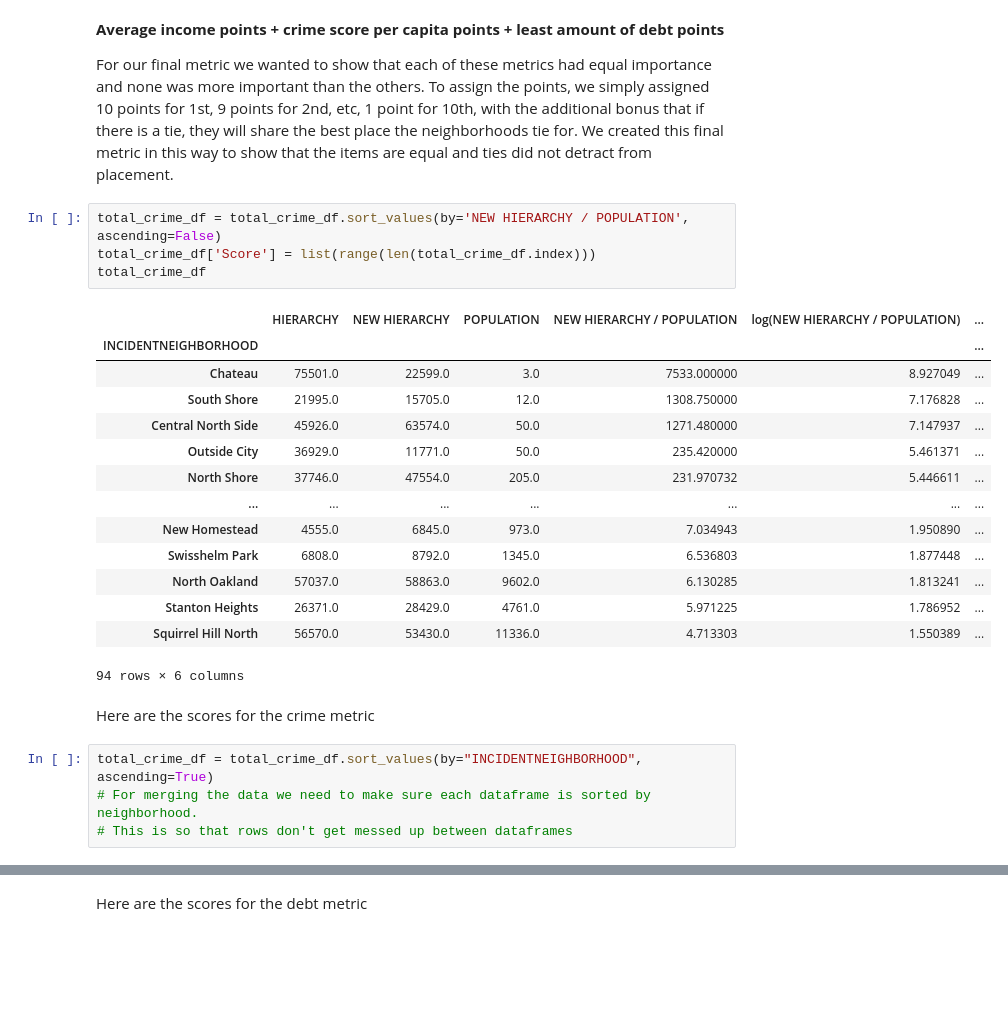
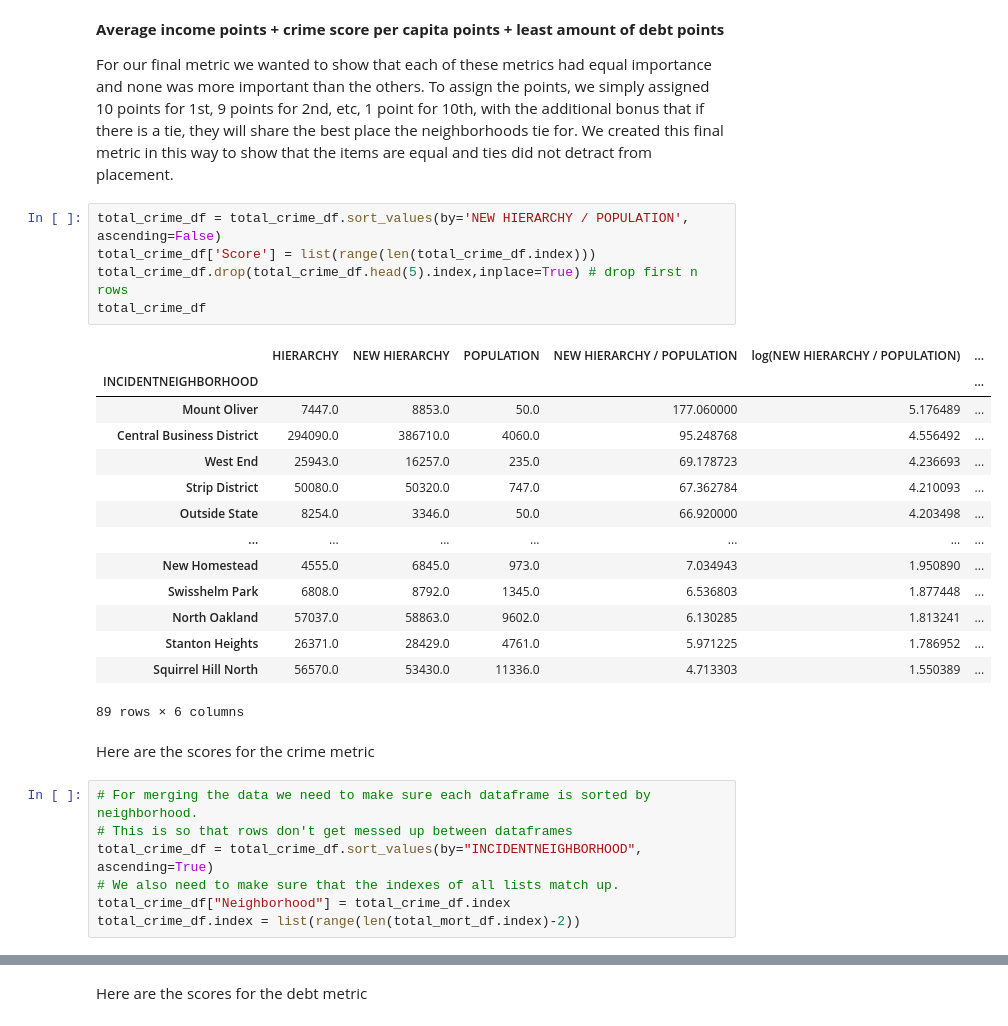
Before and after one commit to lampealex888/FinalProject, a Jupyter notebook: groupNotebook.ipynb, the cells around one changed output, grey strips where cells are left out. Drawn from its saved outputs; the diff is of its cells as text; blank space fills up the shorter version.

```diff
--- a/groupNotebook.ipynb
+++ b/groupNotebook.ipynb
@@ -470,28 +470,32 @@ For our final metric we wanted to show that each of these metrics had equal impo
 # %%
 total_crime_df = total_crime_df.sort_values(by='NEW HIERARCHY / POPULATION', ascending=False)
 total_crime_df['Score'] = list(range(len(total_crime_df.index)))
+total_crime_df.drop(total_crime_df.head(5).index,inplace=True) # drop first n rows
 total_crime_df
 # %% [output]
 |  | HIERARCHY | NEW HIERARCHY | POPULATION | NEW HIERARCHY / POPULATION | log(NEW HIERARCHY / POPULATION) | ... |
 | INCIDENTNEIGHBORHOOD |  |  |  |  |  | ... |
-| Chateau | 75501.0 | 22599.0 | 3.0 | 7533.000000 | 8.927049 | ... |
-| South Shore | 21995.0 | 15705.0 | 12.0 | 1308.750000 | 7.176828 | ... |
-| Central North Side | 45926.0 | 63574.0 | 50.0 | 1271.480000 | 7.147937 | ... |
-| Outside City | 36929.0 | 11771.0 | 50.0 | 235.420000 | 5.461371 | ... |
-| North Shore | 37746.0 | 47554.0 | 205.0 | 231.970732 | 5.446611 | ... |
+| Mount Oliver | 7447.0 | 8853.0 | 50.0 | 177.060000 | 5.176489 | ... |
+| Central Business District | 294090.0 | 386710.0 | 4060.0 | 95.248768 | 4.556492 | ... |
+| West End | 25943.0 | 16257.0 | 235.0 | 69.178723 | 4.236693 | ... |
+| Strip District | 50080.0 | 50320.0 | 747.0 | 67.362784 | 4.210093 | ... |
+| Outside State | 8254.0 | 3346.0 | 50.0 | 66.920000 | 4.203498 | ... |
 | ... | ... | ... | ... | ... | ... | ... |
 | New Homestead | 4555.0 | 6845.0 | 973.0 | 7.034943 | 1.950890 | ... |
 | Swisshelm Park | 6808.0 | 8792.0 | 1345.0 | 6.536803 | 1.877448 | ... |
 | North Oakland | 57037.0 | 58863.0 | 9602.0 | 6.130285 | 1.813241 | ... |
 | Stanton Heights | 26371.0 | 28429.0 | 4761.0 | 5.971225 | 1.786952 | ... |
 | Squirrel Hill North | 56570.0 | 53430.0 | 11336.0 | 4.713303 | 1.550389 | ... |
-94 rows × 6 columns
+89 rows × 6 columns
 # %% [markdown]
 Here are the scores for the crime metric
 # %%
-total_crime_df = total_crime_df.sort_values(by="INCIDENTNEIGHBORHOOD", ascending=True)
 # For merging the data we need to make sure each dataframe is sorted by neighborhood.
 # This is so that rows don't get messed up between dataframes
+total_crime_df = total_crime_df.sort_values(by="INCIDENTNEIGHBORHOOD", ascending=True)
+# We also need to make sure that the indexes of all lists match up.
+total_crime_df["Neighborhood"] = total_crime_df.index
+total_crime_df.index = list(range(len(total_mort_df.index)-2))
 # %%
 total_mort_df = total_mort_df.sort_values(by='LOANS / POPULATION', ascending=False)
 total_mort_df['Score'] = list(range(len(total_mort_df.index)))
```
Also changed, not shown: parts of 17 cells of this notebook.
